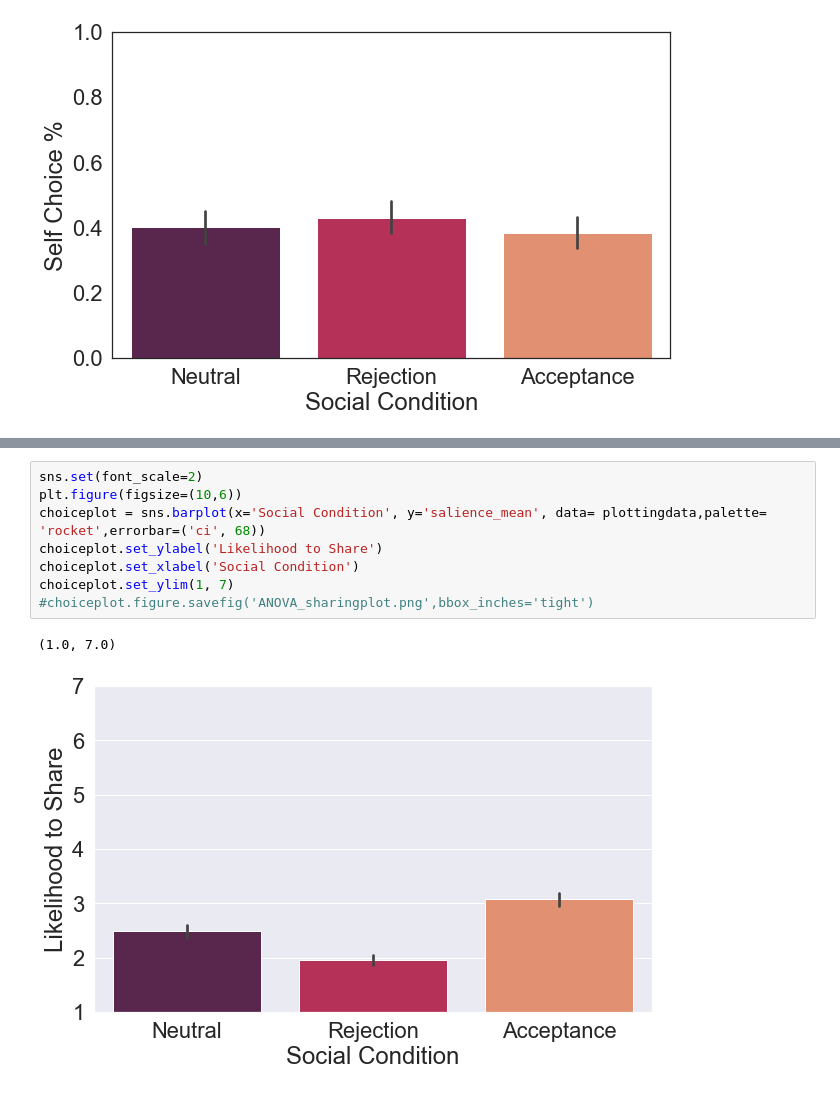
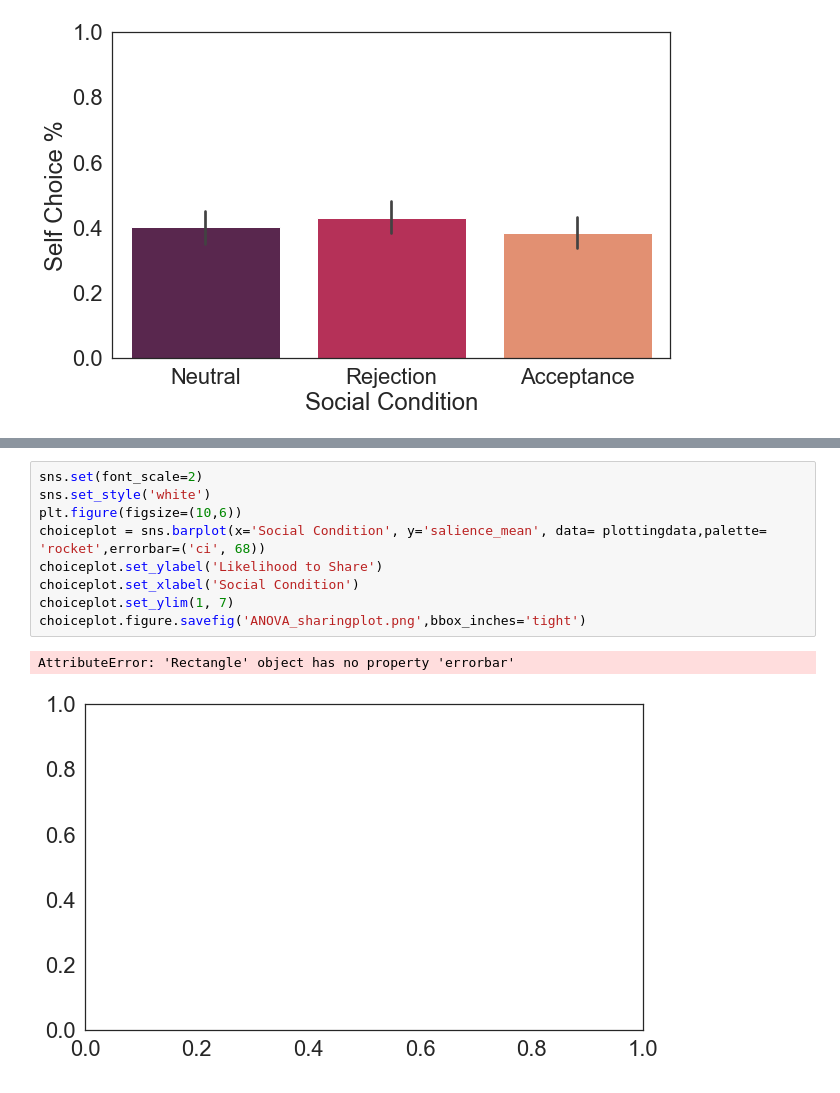
Before and after one commit to fareri-lab/Rejection_Choice, a Jupyter notebook: RMAnova w Pingouin_7.18.23.ipynb, the cells around one changed output, grey strips where cells are left out. Saved outputs shown, nothing was run; the diff lists cells and outputs as text.

Commit message:
JD
issues with RM Anovas after changing scales, pushing updated jupyter notebook

```diff
--- a/RMAnova w Pingouin_7.18.23.ipynb
+++ b/RMAnova w Pingouin_7.18.23.ipynb
@@ -916,11 +917,12 @@ choiceplot.figure.savefig('ANOVA_affectplot.png',bbox_inches='tight')
 # %%
 sns.set(font_scale=2)
+sns.set_style('white')
 plt.figure(figsize=(10,6))
 choiceplot = sns.barplot(x='Social Condition', y='salience_mean', data= plottingdata,palette= 'rocket',errorbar=('ci', 68))
 choiceplot.set_ylabel('Likelihood to Share')
 choiceplot.set_xlabel('Social Condition')
 choiceplot.set_ylim(1, 7)
-#choiceplot.figure.savefig('ANOVA_sharingplot.png',bbox_inches='tight')
+choiceplot.figure.savefig('ANOVA_sharingplot.png',bbox_inches='tight')
 # %% [output]
-(1.0, 7.0)
+AttributeError: 'Rectangle' object has no property 'errorbar'
-[figure, old version]
+[figure, new version]
```
Also changed, not shown: parts of 26 cells of this notebook, 5 other files.
